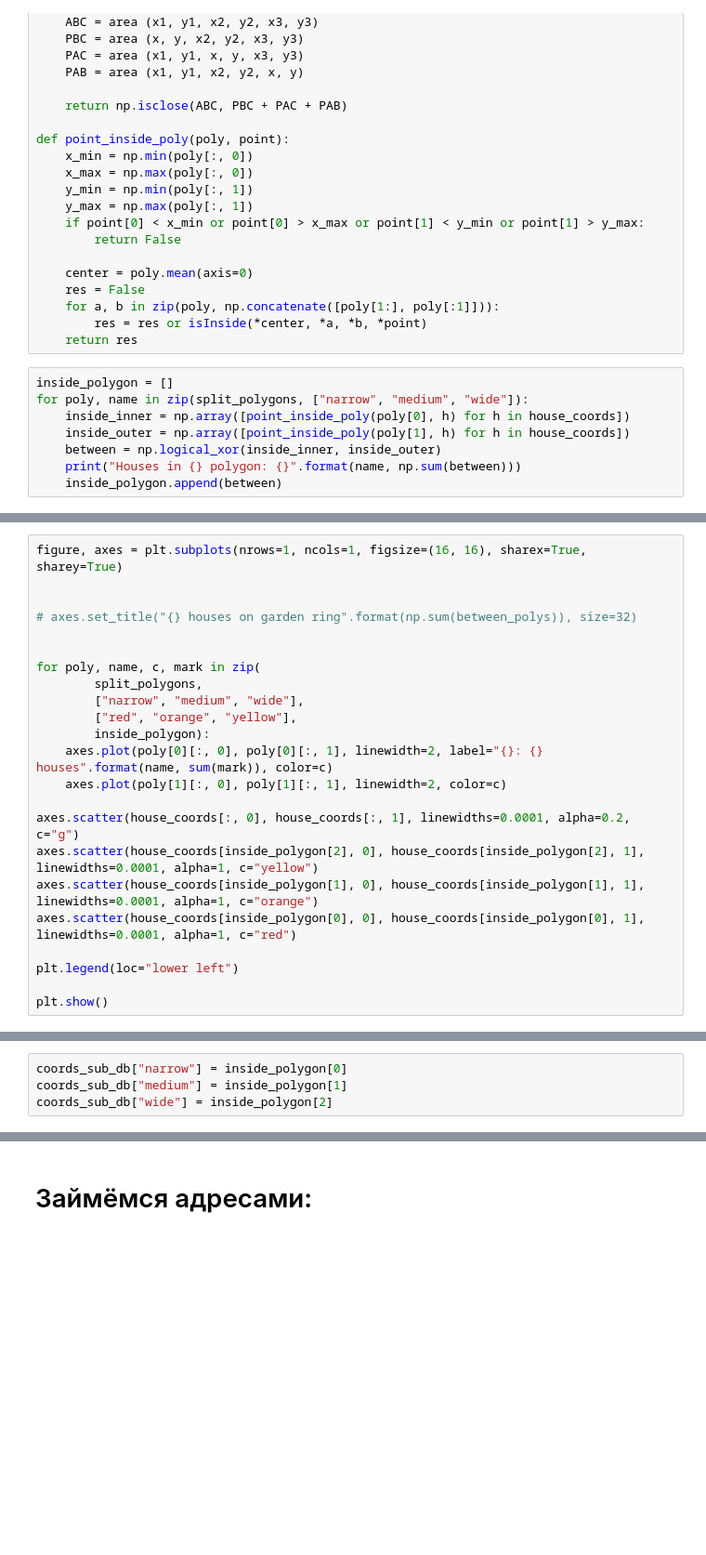
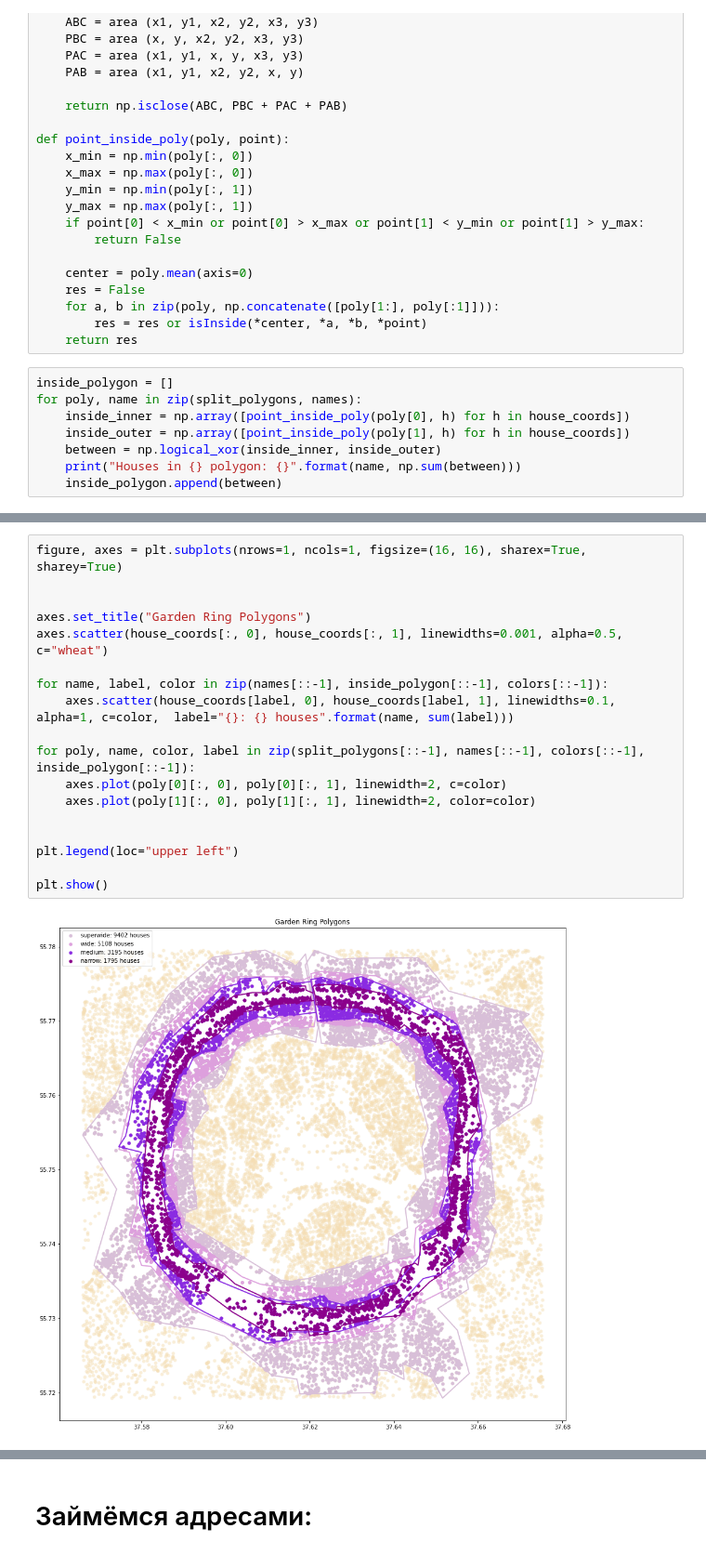
Before and after one commit to SvyatSheypak/city_for_people, a Jupyter notebook: garden_ring_houses/houses_in_polygons.ipynb, the cells around one changed output, grey strips where cells are left out. Shown at 93% size. Drawn from its saved outputs; the diff is of its cells as text; blank space fills up the shorter version.

```diff
--- a/garden_ring_houses/houses_in_polygons.ipynb
+++ b/garden_ring_houses/houses_in_polygons.ipynb
@@ -191,7 +194,7 @@ def point_inside_poly(poly, point):
     return res
 # %%
 inside_polygon = []
-for poly, name in zip(split_polygons, ["narrow", "medium", "wide"]):
+for poly, name in zip(split_polygons, names):
     inside_inner = np.array([point_inside_poly(poly[0], h) for h in house_coords])
     inside_outer = np.array([point_inside_poly(poly[1], h) for h in house_coords])
     between = np.logical_xor(inside_inner, inside_outer)
@@ -204,23 +207,0 @@ Houses in wide polygon: 5108
-# %%
-figure, axes = plt.subplots(nrows=1, ncols=1, figsize=(16, 16), sharex=True, sharey=True)
-
-
-# axes.set_title("{} houses on garden ring".format(np.sum(between_polys)), size=32)
-
-
-for poly, name, c, mark in zip(
-        split_polygons,
-        ["narrow", "medium", "wide"],
-        ["red", "orange", "yellow"],
-        inside_polygon):
-    axes.plot(poly[0][:, 0], poly[0][:, 1], linewidth=2, label="{}: {} houses".format(name, sum(mark)), color=c)
-    axes.plot(poly[1][:, 0], poly[1][:, 1], linewidth=2, color=c)
-
-axes.scatter(house_coords[:, 0], house_coords[:, 1], linewidths=0.0001, alpha=0.2, c="g")
-axes.scatter(house_coords[inside_polygon[2], 0], house_coords[inside_polygon[2], 1], linewidths=0.0001, alpha=1, c="yellow")
-axes.scatter(house_coords[inside_polygon[1], 0], house_coords[inside_polygon[1], 1], linewidths=0.0001, alpha=1, c="orange")
-axes.scatter(house_coords[inside_polygon[0], 0], house_coords[inside_polygon[0], 1], linewidths=0.0001, alpha=1, c="red")
-
-plt.legend(loc="lower left")
-
-plt.show()
@@ -229,4 +208,20 @@ plt.show()
-# %%
-coords_sub_db["narrow"] = inside_polygon[0]
-coords_sub_db["medium"] = inside_polygon[1]
-coords_sub_db["wide"] = inside_polygon[2]
+# %%
+figure, axes = plt.subplots(nrows=1, ncols=1, figsize=(16, 16), sharex=True, sharey=True)
+
+
+axes.set_title("Garden Ring Polygons")
+axes.scatter(house_coords[:, 0], house_coords[:, 1], linewidths=0.001, alpha=0.5, c="wheat")
+
+for name, label, color in zip(names[::-1], inside_polygon[::-1], colors[::-1]):
+    axes.scatter(house_coords[label, 0], house_coords[label, 1], linewidths=0.1, alpha=1, c=color,  label="{}: {} houses".format(name, sum(label)))
+
+for poly, name, color, label in zip(split_polygons[::-1], names[::-1], colors[::-1], inside_polygon[::-1]):
+    axes.plot(poly[0][:, 0], poly[0][:, 1], linewidth=2, c=color)
+    axes.plot(poly[1][:, 0], poly[1][:, 1], linewidth=2, color=color)
+
+
+plt.legend(loc="upper left")
+
+plt.show()
+# %% [output]
+[figure, added]
```
Also changed, not shown: parts of 27 cells of this notebook.
